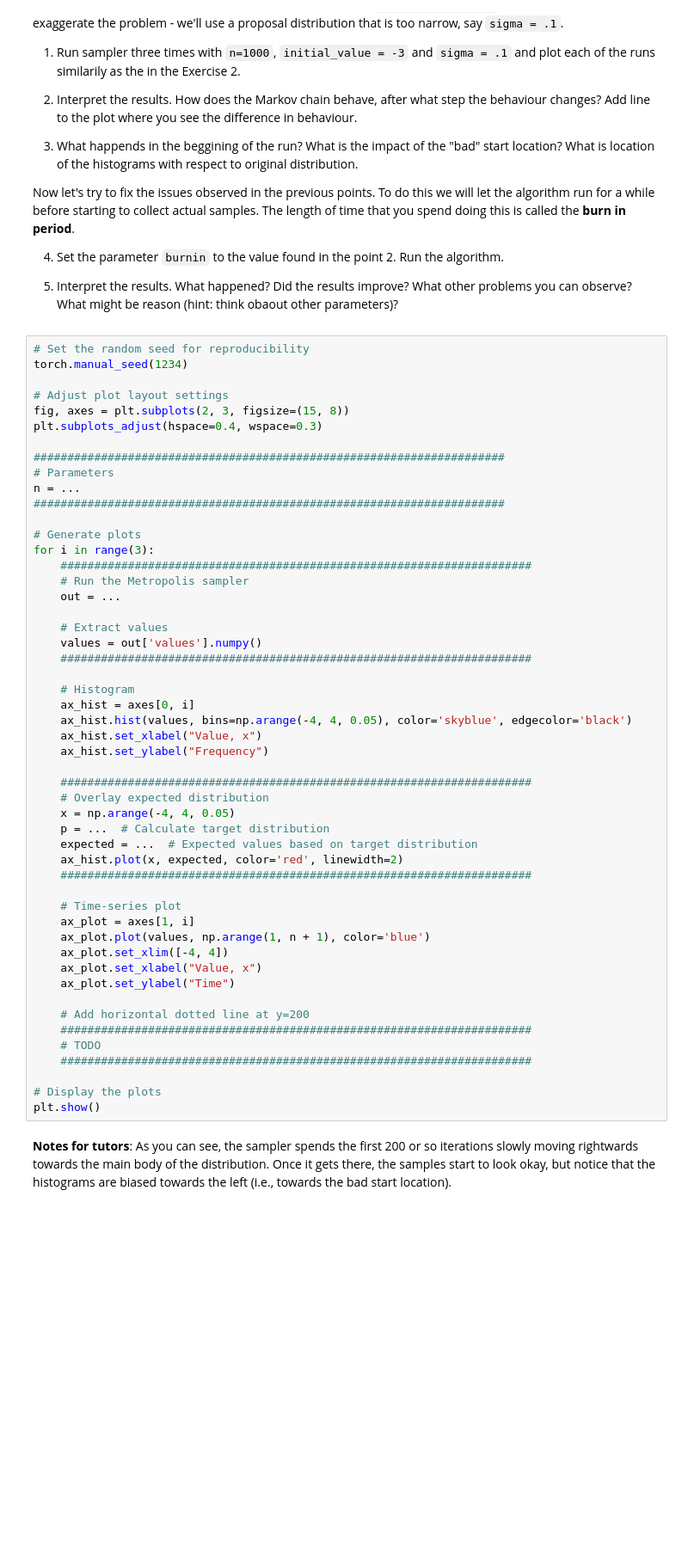
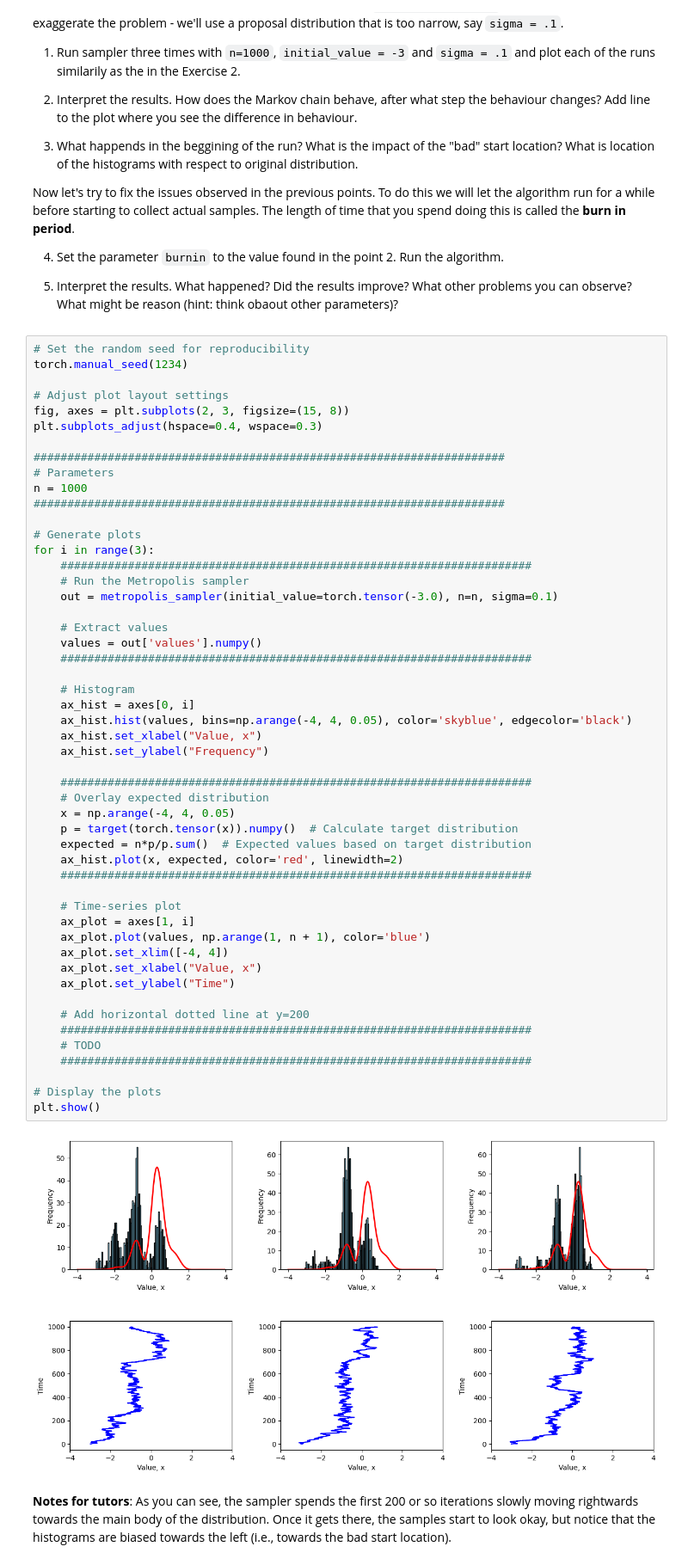
Before and after one commit to MichalSlowakiewicz/Statistical-Data-Analysis-2, a Jupyter notebook: LAB_10_2.ipynb, the cells around one changed output. Shown: that part at 86% size. Drawn from its saved outputs; the diff is of its cells as text; blank space fills up the shorter version.

```diff
--- a/LAB_10_2.ipynb
+++ b/LAB_10_2.ipynb
@@ -256,47 +288,49 @@ plt.subplots_adjust(hspace=0.4, wspace=0.3)
 
 ######################################################################
 # Parameters
-n = ...
+n = 1000
 ######################################################################
 
 # Generate plots
 for i in range(3):
     ######################################################################
     # Run the Metropolis sampler
-    out = ...
+    out = metropolis_sampler(initial_value=torch.tensor(-3.0), n=n, sigma=0.1)
 
     # Extract values
     values = out['values'].numpy()
     ######################################################################
 
     # Histogram
     ax_hist = axes[0, i]
     ax_hist.hist(values, bins=np.arange(-4, 4, 0.05), color='skyblue', edgecolor='black')
     ax_hist.set_xlabel("Value, x")
     ax_hist.set_ylabel("Frequency")
 
     ######################################################################
     # Overlay expected distribution
     x = np.arange(-4, 4, 0.05)
-    p = ...  # Calculate target distribution
-    expected = ...  # Expected values based on target distribution
+    p = target(torch.tensor(x)).numpy()  # Calculate target distribution
+    expected = n*p/p.sum()  # Expected values based on target distribution
     ax_hist.plot(x, expected, color='red', linewidth=2)
     ######################################################################
 
     # Time-series plot
     ax_plot = axes[1, i]
     ax_plot.plot(values, np.arange(1, n + 1), color='blue')
     ax_plot.set_xlim([-4, 4])
     ax_plot.set_xlabel("Value, x")
     ax_plot.set_ylabel("Time")
 
     # Add horizontal dotted line at y=200
     ######################################################################
     # TODO
     ######################################################################
 
 # Display the plots
 plt.show()
+# %% [output]
+[figure, added]
 # %% [markdown]
 **Notes for tutors**: As you can see, the sampler spends the first 200 or so iterations slowly moving rightwards towards the main body of the distribution. Once it gets there, the samples start to look okay, but notice that the histograms are biased towards the left (i.e., towards the bad start location).
 # %%
```
Also changed, not shown: parts of 5 cells of this notebook.
